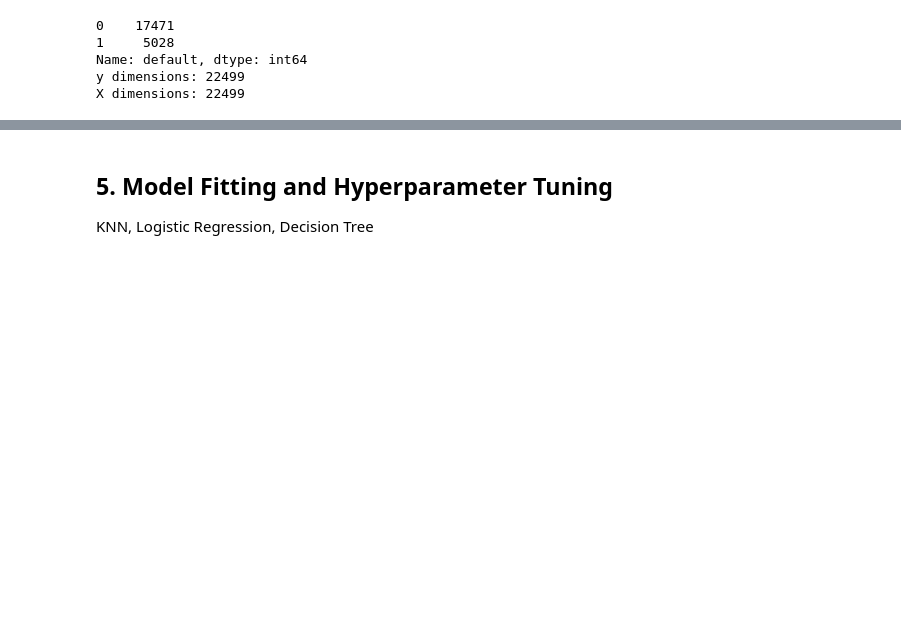
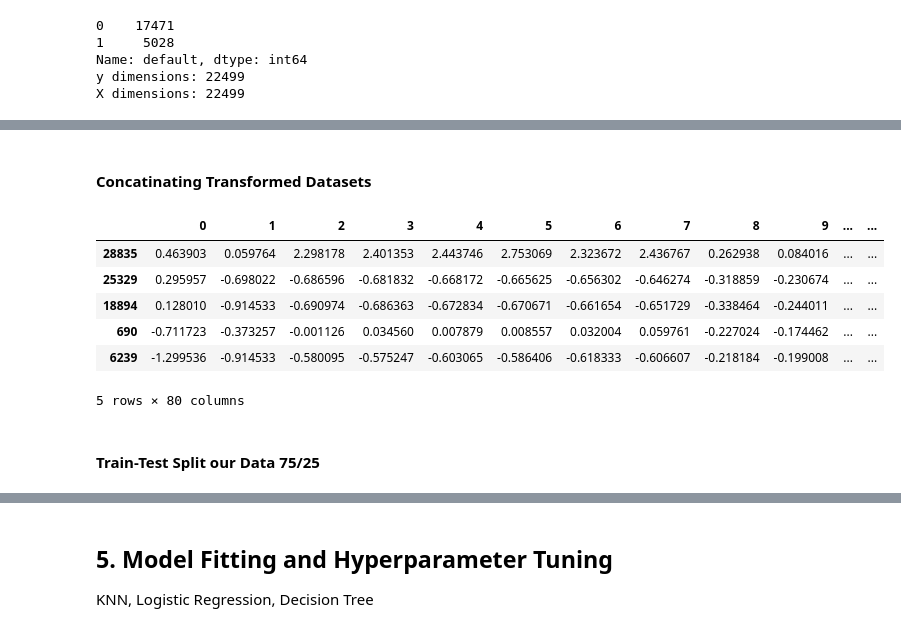
Before and after one commit to Mynusjanai/nyc-dc-ds-020121, a Jupyter notebook: Phase_3/bake_off/classification-bakeoff-template.ipynb, the cells around one changed output, grey strips where cells are left out. Cells and saved outputs as stored; diff of their text form; code cells hidden in the pictures; blank space fills up the shorter version.

```diff
--- a/Phase_3/bake_off/classification-bakeoff-template.ipynb
+++ b/Phase_3/bake_off/classification-bakeoff-template.ipynb
@@ -580,0 +610,11 @@ X = pd.DataFrame(ohe.transform(X.select_dtypes('object')),
+# %%
+X_obj = X.select_dtypes('object')
+
+ohe = OneHotEncoder(
+    drop='first',
+    sparse=False)
+
+dums = ohe.fit_transform(X_obj)
+dums_df = pd.DataFrame(dums,
+                       columns=ohe.get_feature_names(),
+                       index=X_obj.index)
@@ -580,0 +675,15 @@ X = pd.DataFrame(ohe.transform(X.select_dtypes('object')),
+# %% [markdown]
+#### Concatinating Transformed Datasets
+# %%
+X_clean = pd.concat([nums_df, dums_df], axis=1)
+X_clean.head()
+# %% [output]
+|  | 0 | 1 | 2 | 3 | 4 | 5 | 6 | 7 | 8 | 9 | ... | ... |
+| 28835 | 0.463903 | 0.059764 | 2.298178 | 2.401353 | 2.443746 | 2.753069 | 2.323672 | 2.436767 | 0.262938 | 0.084016 | ... | ... |
+| 25329 | 0.295957 | -0.698022 | -0.686596 | -0.681832 | -0.668172 | -0.665625 | -0.656302 | -0.646274 | -0.318859 | -0.230674 | ... | ... |
+| 18894 | 0.128010 | -0.914533 | -0.690974 | -0.686363 | -0.672834 | -0.670671 | -0.661654 | -0.651729 | -0.338464 | -0.244011 | ... | ... |
+| 690 | -0.711723 | -0.373257 | -0.001126 | 0.034560 | 0.007879 | 0.008557 | 0.032004 | 0.059761 | -0.227024 | -0.174462 | ... | ... |
+| 6239 | -1.299536 | -0.914533 | -0.580095 | -0.575247 | -0.603065 | -0.586406 | -0.618333 | -0.606607 | -0.218184 | -0.199008 | ... | ... |
+5 rows × 80 columns
+# %% [markdown]
+#### Train-Test Split our Data 75/25
```
Also changed, not shown: parts of 45 cells of this notebook, 10 other files.
